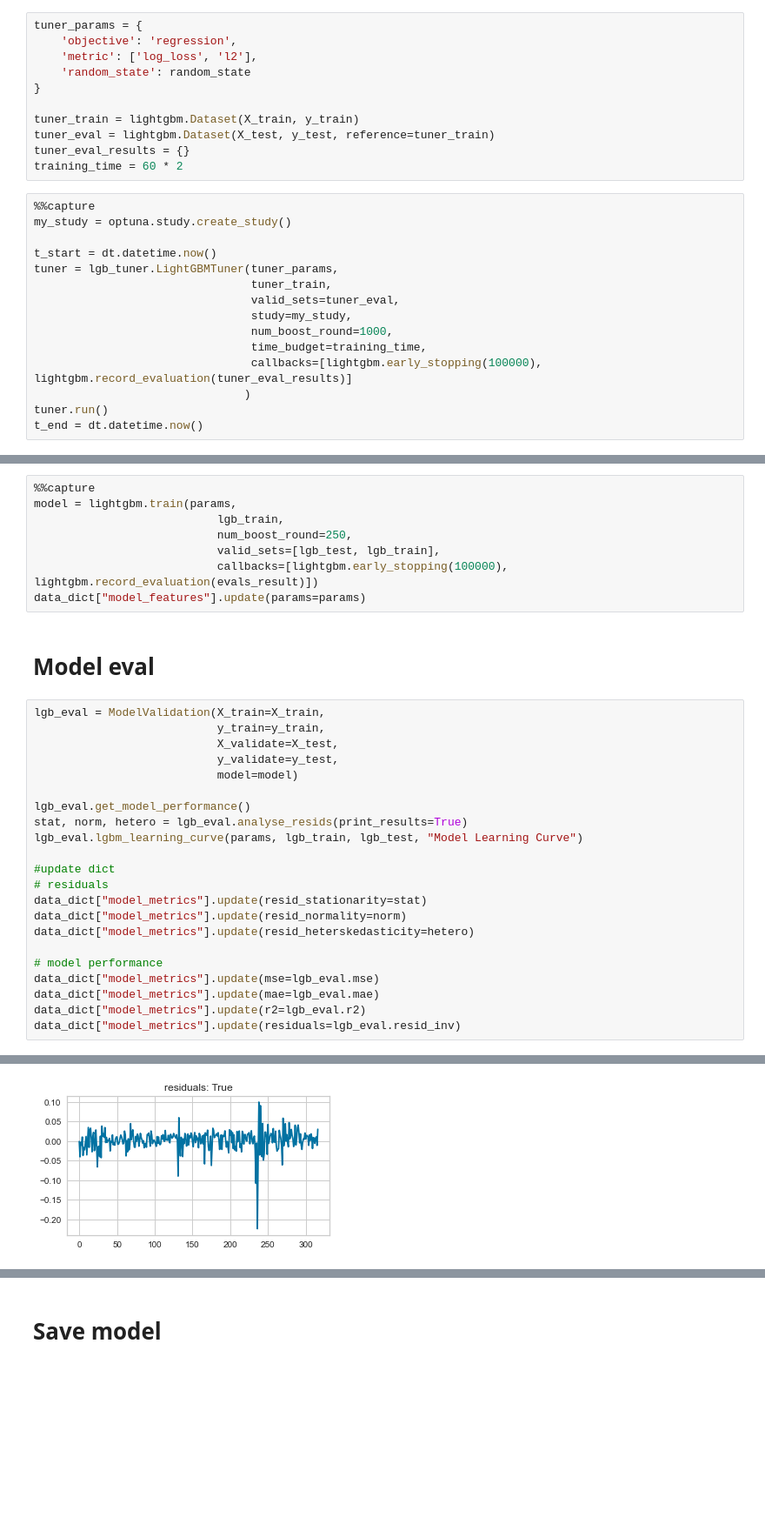
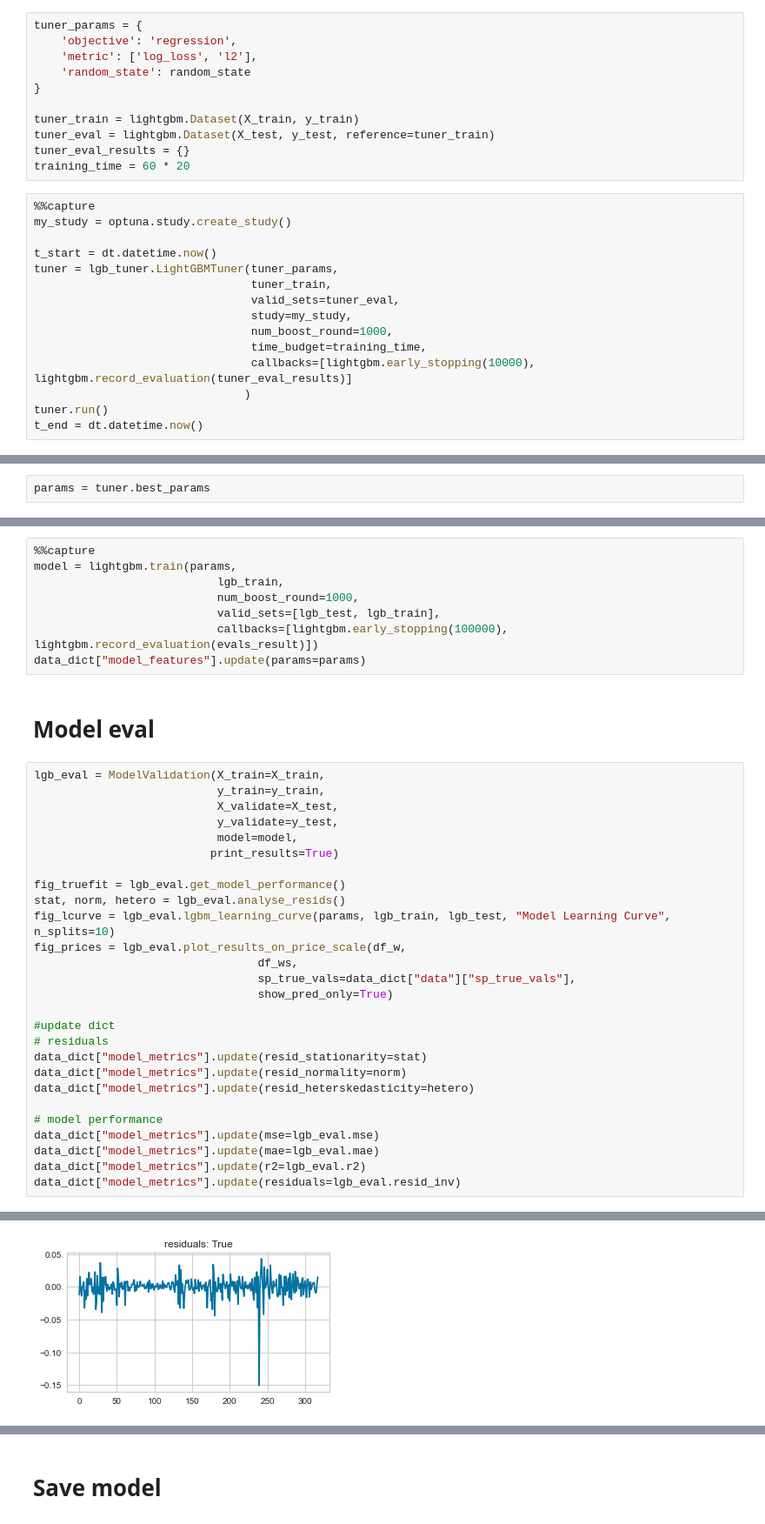
Before and after one commit to lukasgrahl/bachelor, a Jupyter notebook: notebooks/3.2-lgbm_model.ipynb, the cells around one changed output, grey strips where cells are left out. Shown: that part at 87% size. Cells and saved outputs as stored; diff of their text form; blank space fills up the shorter version.

Commit message:
adjusted for trainig, TRAINING STATE 1

```diff
--- a/notebooks/3.2-lgbm_model.ipynb
+++ b/notebooks/3.2-lgbm_model.ipynb
@@ -146,7 +137,7 @@ tuner_params = {
 tuner_train = lightgbm.Dataset(X_train, y_train)
 tuner_eval = lightgbm.Dataset(X_test, y_test, reference=tuner_train)
 tuner_eval_results = {}
-training_time = 60 * 2
+training_time = 60 * 20
 # %%
 %%capture
 my_study = optuna.study.create_study()
@@ -158,7 +149,7 @@ tuner = lgb_tuner.LightGBMTuner(tuner_params,
                                 study=my_study,
                                 num_boost_round=1000,
                                 time_budget=training_time,
-                                callbacks=[lightgbm.early_stopping(100000), lightgbm.record_evaluation(tuner_eval_results)]
+                                callbacks=[lightgbm.early_stopping(10000), lightgbm.record_evaluation(tuner_eval_results)]
                                )
 tuner.run()
 t_end = dt.datetime.now()
@@ -215,3 +192,5 @@ params = {'objective': 'regression',
+# %%
+params = tuner.best_params
 # %% [markdown]
 # Model
 # %%
@@ -222,7 +201,7 @@ evals_result = {}
 %%capture
 model = lightgbm.train(params,
                            lgb_train,
-                           num_boost_round=250,
+                           num_boost_round=1000,
                            valid_sets=[lgb_test, lgb_train],
                            callbacks=[lightgbm.early_stopping(100000), lightgbm.record_evaluation(evals_result)])
 data_dict["model_features"].update(params=params)
@@ -233,11 +212,16 @@ lgb_eval = ModelValidation(X_train=X_train,
                            y_train=y_train,
                            X_validate=X_test,
                            y_validate=y_test,
-                           model=model)
+                           model=model,
+                          print_results=True)
 
-lgb_eval.get_model_performance()
-stat, norm, hetero = lgb_eval.analyse_resids(print_results=True)
-lgb_eval.lgbm_learning_curve(params, lgb_train, lgb_test, "Model Learning Curve")
+fig_truefit = lgb_eval.get_model_performance()
+stat, norm, hetero = lgb_eval.analyse_resids()
+fig_lcurve = lgb_eval.lgbm_learning_curve(params, lgb_train, lgb_test, "Model Learning Curve", n_splits=10)
+fig_prices = lgb_eval.plot_results_on_price_scale(df_w,
+                                 df_ws,
+                                 sp_true_vals=data_dict["data"]["sp_true_vals"],
+                                 show_pred_only=True)
 
 #update dict
 # residuals
@@ -259,2 +243,2 @@ R2: -0.214422
-[figure, old version]
+[figure, new version]
 Stationarity Test Results
```
Also changed, not shown: parts of 14 cells of this notebook, 1 other file.
